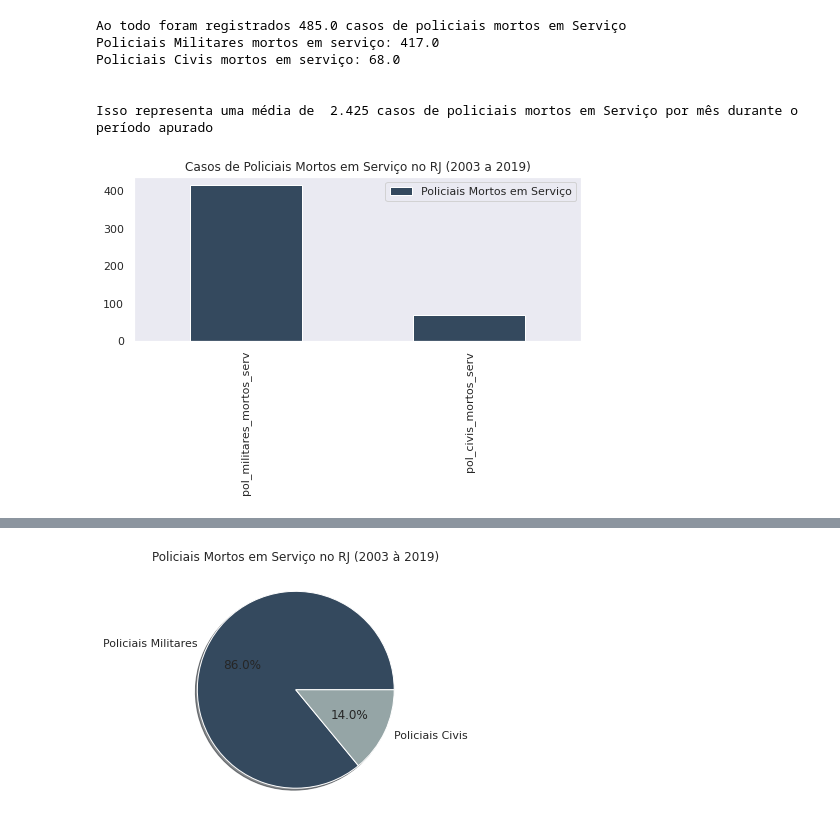
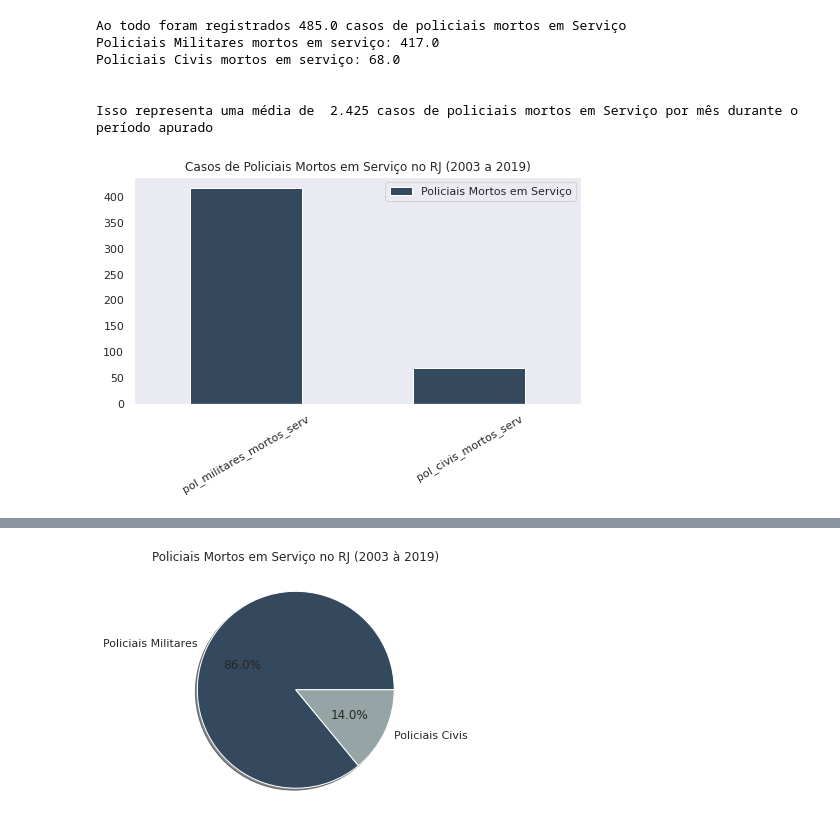
Before and after one commit to rafamarquesrmb/data_science, a Jupyter notebook: projeto02_analise_de_dados_violencia_rio_de_janeiro/analisedados_violencia_riodejaneiro_2000a2019.ipynb, the cells around one changed output, grey strips where cells are left out. Cells and saved outputs as stored; diff of their text form; code cells hidden in the pictures.

```diff
--- a/projeto02_analise_de_dados_violencia_rio_de_janeiro/analisedados_violencia_riodejaneiro_2000a2019.ipynb
+++ b/projeto02_analise_de_dados_violencia_rio_de_janeiro/analisedados_violencia_riodejaneiro_2000a2019.ipynb
@@ -1159,7 +1175,8 @@ Isso representa uma média de  2.425 casos de policiais mortos em Serviço por m
 # %%
 fig = plt.figure(figsize=(7,5))
 df_pol_mortos[['pol_militares_mortos_serv','pol_civis_mortos_serv']].sum().sort_values(ascending=False).plot(color="#34495e",kind="bar",legend=True, label = "Policiais Mortos em Serviço", title="Casos de Policiais Mortos em Serviço no RJ (2003 a 2019)")
+plt.xticks(rotation=30)
 plt.grid(False)
 plt.tight_layout()
 # %% [output]
-[figure, old version]
+[figure, new version]
```
Also changed, not shown: parts of 15 cells of this notebook.
